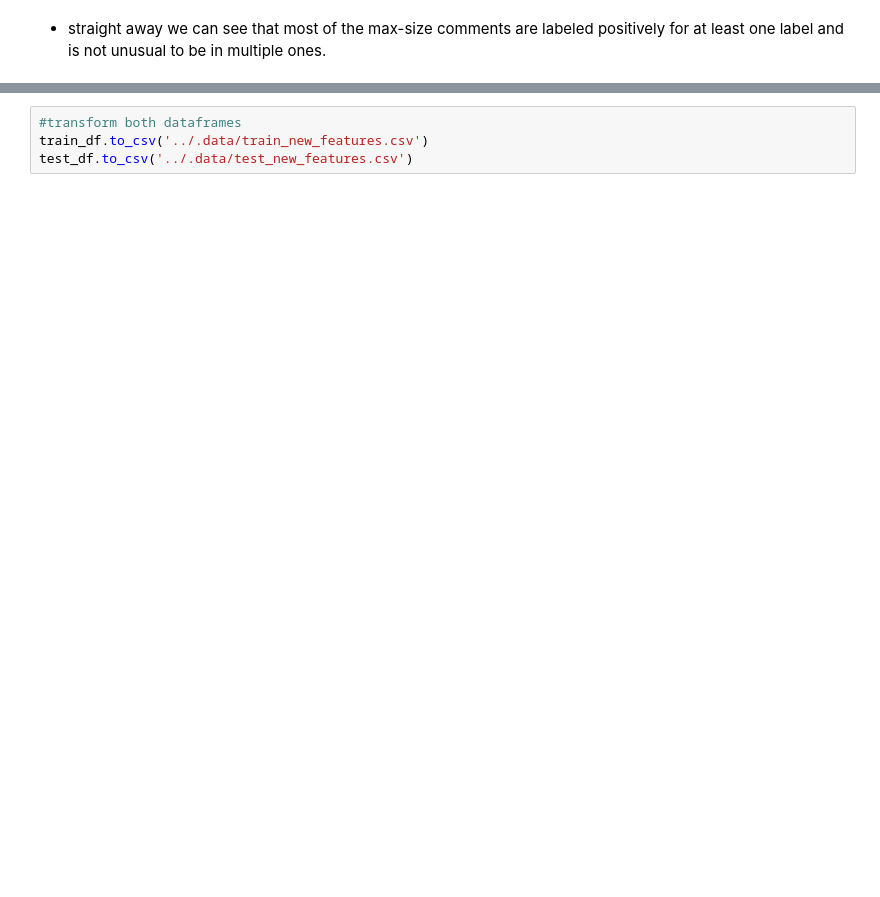
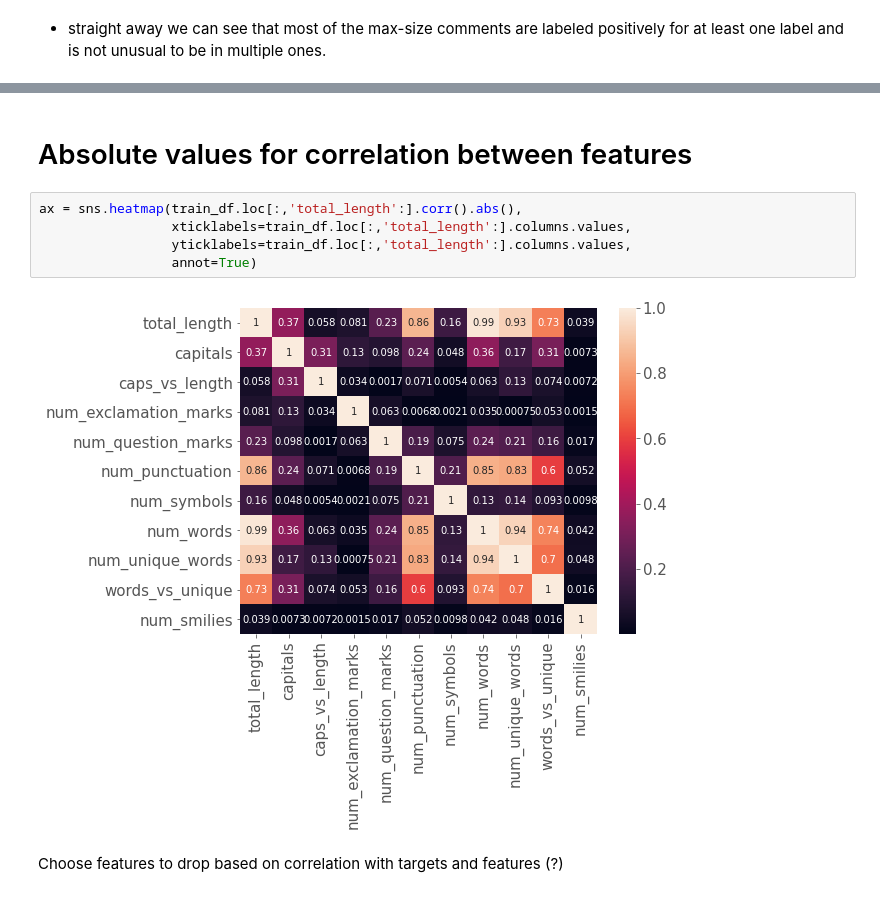
Before and after one commit to prbronze/Kaggle, a Jupyter notebook: toxic_comment_challenge/Notebooks/EDA.ipynb, the cells around one changed output, grey strips where cells are left out. Drawn from its saved outputs; the diff is of its cells as text; blank space fills up the shorter version.

```diff
--- a/toxic_comment_challenge/Notebooks/EDA.ipynb
+++ b/toxic_comment_challenge/Notebooks/EDA.ipynb
@@ -279,4 +273,11 @@ test_df = new_features(teste)
-# %%
-#transform both dataframes
-train_df.to_csv('../.data/train_new_features.csv')
-test_df.to_csv('../.data/test_new_features.csv')
+# %% [markdown]
+# Absolute values for correlation between features
+# %%
+ax = sns.heatmap(train_df.loc[:,'total_length':].corr().abs(),
+                 xticklabels=train_df.loc[:,'total_length':].columns.values,
+                 yticklabels=train_df.loc[:,'total_length':].columns.values,
+                 annot=True)
+# %% [output]
+[figure, added]
+# %% [markdown]
+Choose features to drop based on correlation with targets and features (?)
```
Also changed, not shown: parts of 6 cells of this notebook.
